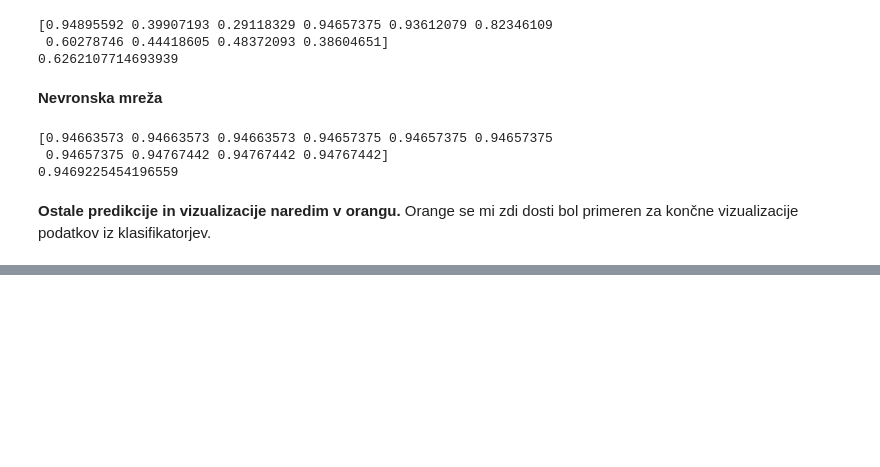
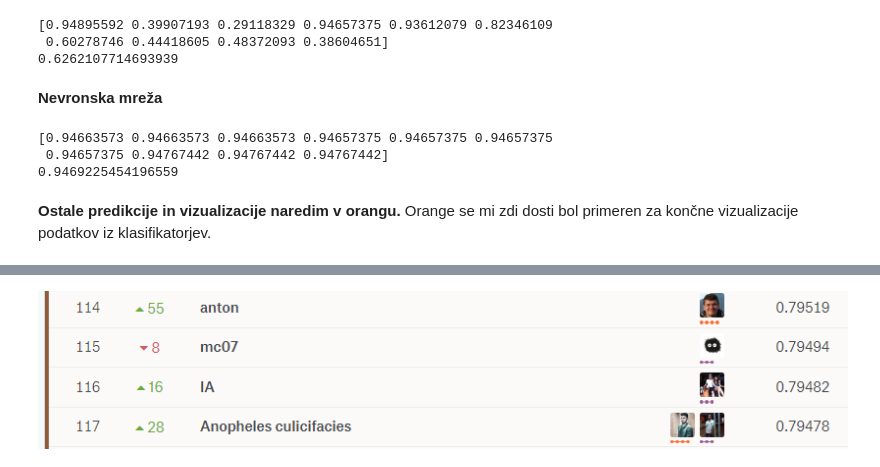
Before and after one commit to martinkucer/PR18MK, a Jupyter notebook: Virus Prediction Project.ipynb, the cells around one changed output, grey strips where cells are left out. Saved outputs shown, nothing was run; the diff lists cells and outputs as text; code cells hidden in the pictures; blank space fills up the shorter version.

```diff
--- a/Virus Prediction Project.ipynb
+++ b/Virus Prediction Project.ipynb
@@ -407,0 +413,4 @@ print(nn_scores.mean())
+# %%
+Image(filename="res.png")
+# %% [output]
+[figure, added]
```
Also changed, not shown: parts of 8 cells of this notebook.
